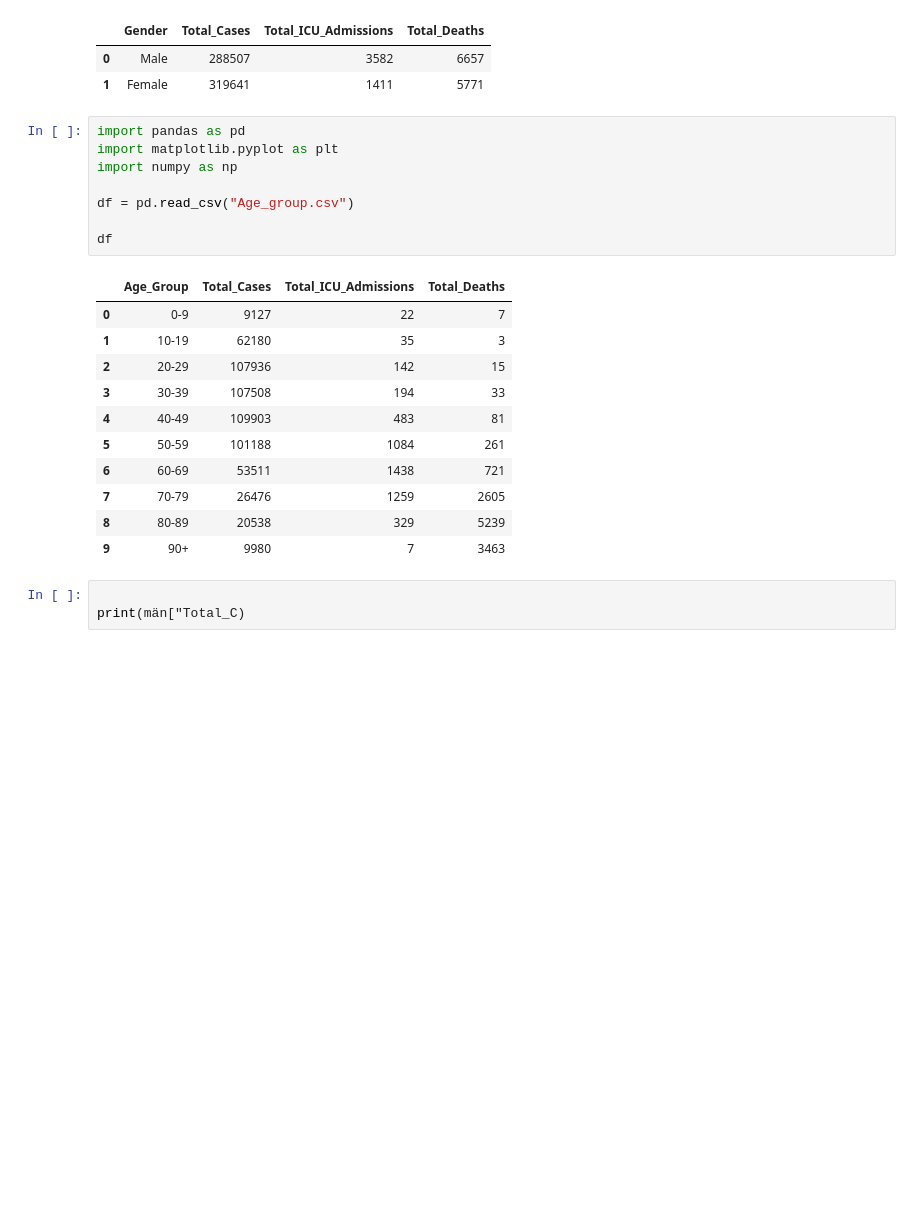
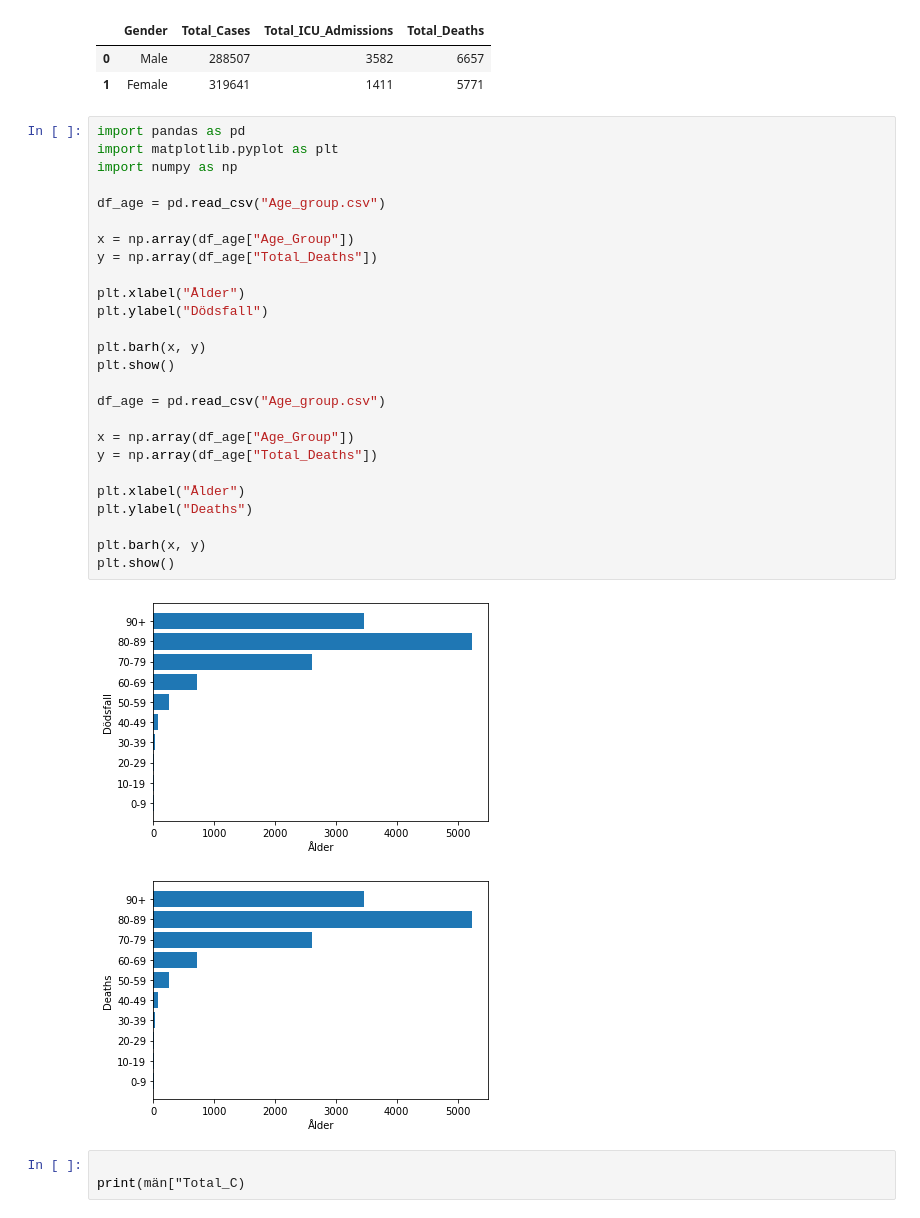
Before and after one commit to OliverBergstrom/Oliver_Bergstrom_TE19D, a Jupyter notebook: Dataprojekt/Dataanalys.ipynb, the cells around one changed output. Saved outputs shown, nothing was run; the diff lists cells and outputs as text; blank space fills up the shorter version.

```diff
--- a/Dataprojekt/Dataanalys.ipynb
+++ b/Dataprojekt/Dataanalys.ipynb
@@ -45,26 +45,35 @@ df_gender
 |  | Gender | Total_Cases | Total_ICU_Admissions | Total_Deaths |
 | 0 | Male | 288507 | 3582 | 6657 |
 | 1 | Female | 319641 | 1411 | 5771 |
-# %%
-import pandas as pd
-import matplotlib.pyplot as plt
-import numpy as np
-
-df = pd.read_csv("Age_group.csv")
-
-df
-# %% [output]
-|  | Age_Group | Total_Cases | Total_ICU_Admissions | Total_Deaths |
-| 0 | 0-9 | 9127 | 22 | 7 |
-| 1 | 10-19 | 62180 | 35 | 3 |
-| 2 | 20-29 | 107936 | 142 | 15 |
-| 3 | 30-39 | 107508 | 194 | 33 |
-| 4 | 40-49 | 109903 | 483 | 81 |
-| 5 | 50-59 | 101188 | 1084 | 261 |
-| 6 | 60-69 | 53511 | 1438 | 721 |
-| 7 | 70-79 | 26476 | 1259 | 2605 |
-| 8 | 80-89 | 20538 | 329 | 5239 |
-| 9 | 90+ | 9980 | 7 | 3463 |
+# %%
+import pandas as pd
+import matplotlib.pyplot as plt
+import numpy as np
+
+df_age = pd.read_csv("Age_group.csv")
+
+x = np.array(df_age["Age_Group"])
+y = np.array(df_age["Total_Deaths"])
+
+plt.xlabel("Ålder")
+plt.ylabel("Dödsfall")
+
+plt.barh(x, y)
+plt.show()
+
+df_age = pd.read_csv("Age_group.csv")
+
+x = np.array(df_age["Age_Group"])
+y = np.array(df_age["Total_Deaths"])
+
+plt.xlabel("Ålder")
+plt.ylabel("Deaths")
+
+plt.barh(x, y)
+plt.show()
+# %% [output]
+[figure, added]
+[figure, added]
 # %%
 
 print(män["Total_C)
```
